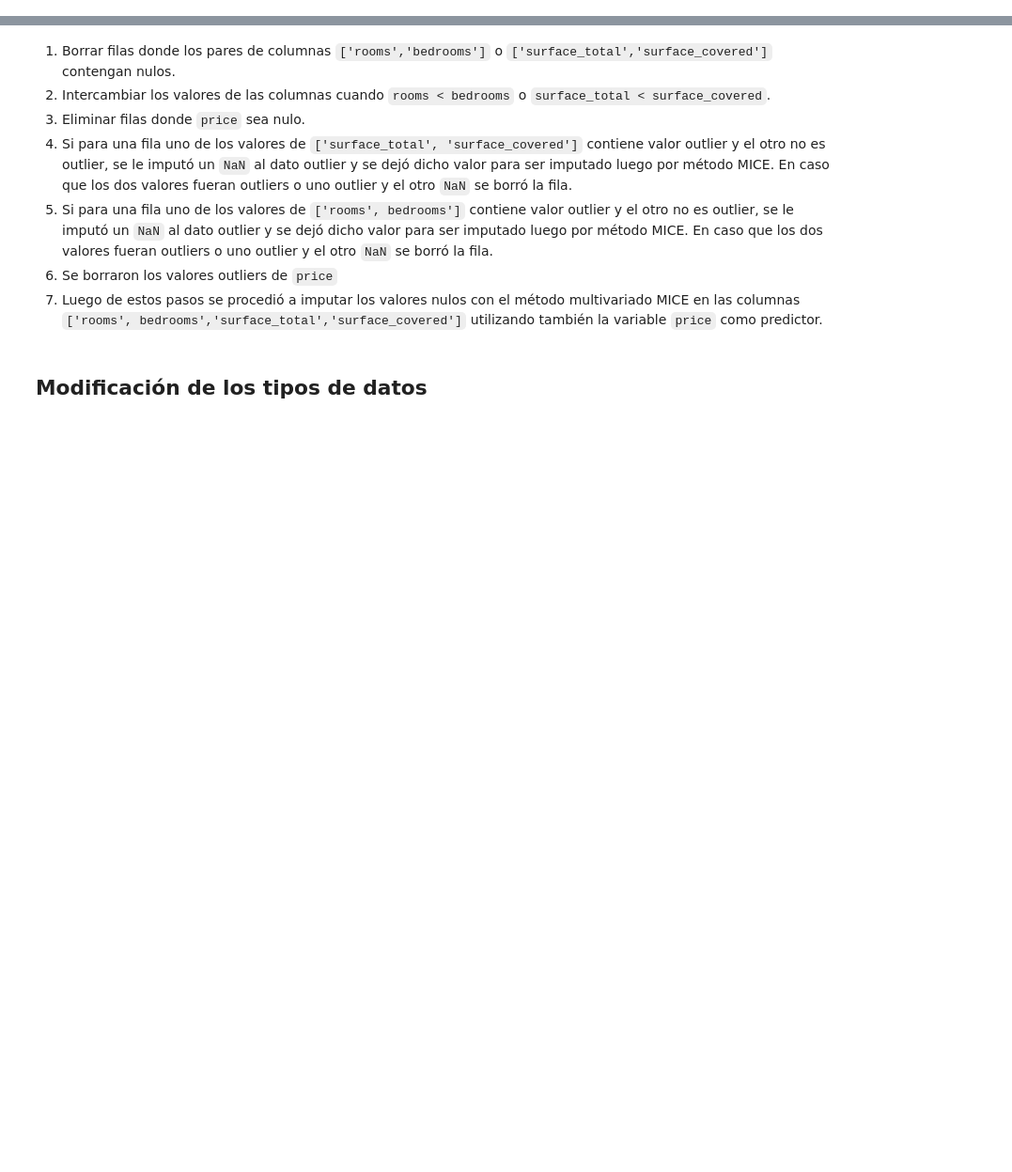
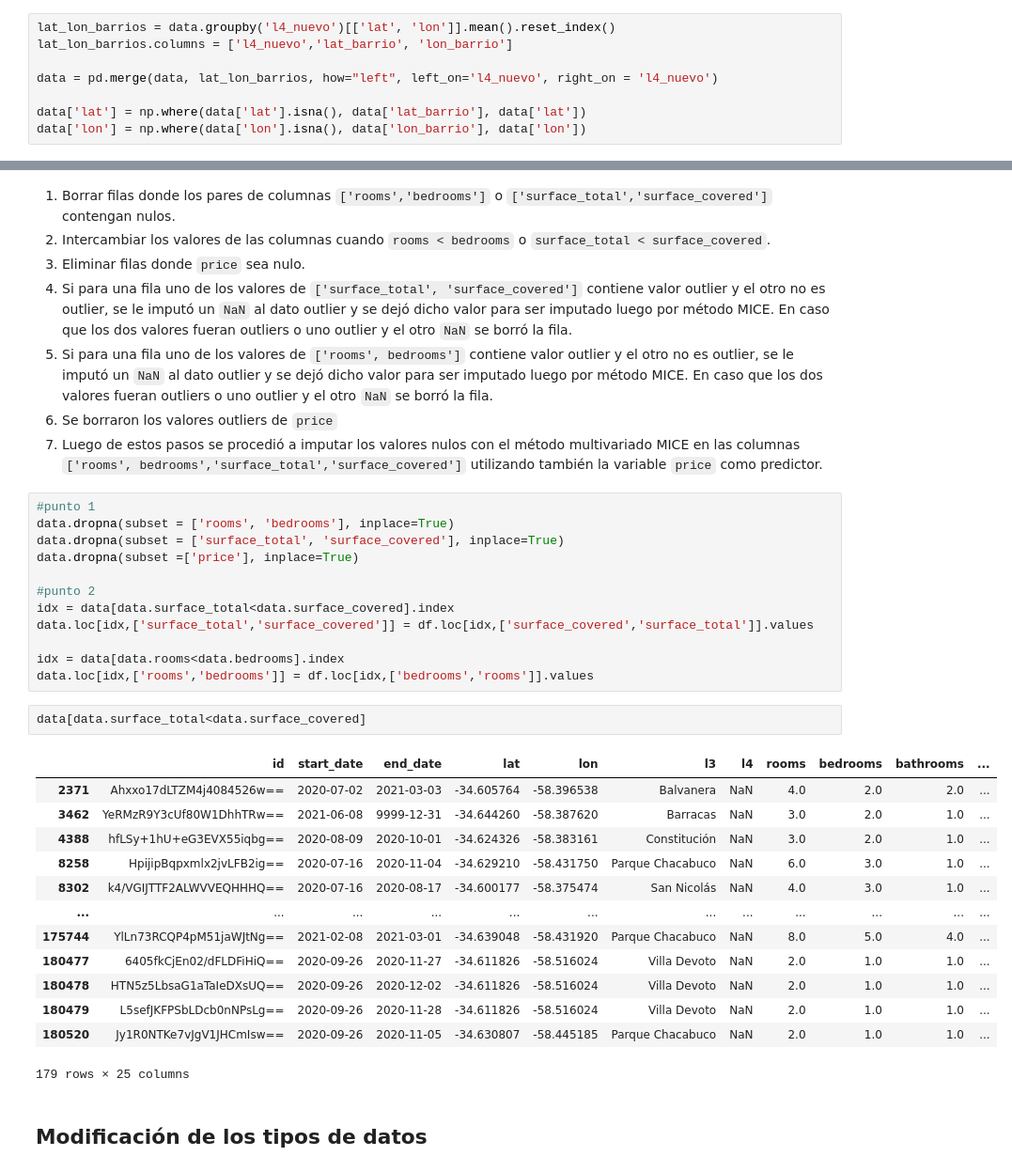
Before and after one commit to Ignacio-Ibarra/tpAA, a Jupyter notebook: Pre-processing.ipynb, the cells around one changed output, grey strips where cells are left out. Shown at 94% size. Cells and saved outputs as stored; diff of their text form; blank space fills up the shorter version.

```diff
--- a/Pre-processing.ipynb
+++ b/Pre-processing.ipynb
@@ -122,0 +221,8 @@ Pendiente para un próximo abordaje:
+# %%
+lat_lon_barrios = data.groupby('l4_nuevo')[['lat', 'lon']].mean().reset_index()
+lat_lon_barrios.columns = ['l4_nuevo','lat_barrio', 'lon_barrio']
+
+data = pd.merge(data, lat_lon_barrios, how="left", left_on='l4_nuevo', right_on = 'l4_nuevo')
+
+data['lat'] = np.where(data['lat'].isna(), data['lat_barrio'], data['lat'])
+data['lon'] = np.where(data['lon'].isna(), data['lon_barrio'], data['lon'])
@@ -178,6 +296,34 @@ data.bedrooms.describe()
 5) Si para una fila uno de los valores de `['rooms', bedrooms']` contiene valor outlier y el otro no es outlier, se le imputó un `NaN` al dato outlier y se dejó dicho valor para ser imputado luego por método MICE. En caso que los dos valores fueran outliers o uno outlier y el otro `NaN` se borró la fila.
 6) Se borraron los valores outliers de `price`
 7) Luego de estos pasos se procedió a imputar los valores nulos con el método multivariado MICE en las columnas `['rooms', bedrooms','surface_total','surface_covered']` utilizando también la variable `price` como predictor.
+# %%
+#punto 1
+data.dropna(subset = ['rooms', 'bedrooms'], inplace=True)
+data.dropna(subset = ['surface_total', 'surface_covered'], inplace=True)
+data.dropna(subset =['price'], inplace=True)
+
+#punto 2
+idx = data[data.surface_total<data.surface_covered].index
+data.loc[idx,['surface_total','surface_covered']] = df.loc[idx,['surface_covered','surface_total']].values
+
+idx = data[data.rooms<data.bedrooms].index
+data.loc[idx,['rooms','bedrooms']] = df.loc[idx,['bedrooms','rooms']].values
+# %%
+data[data.surface_total<data.surface_covered]
+# %% [output]
+|  | id | start_date | end_date | lat | lon | l3 | l4 | rooms | bedrooms | bathrooms | ... |
+| 2371 | Ahxxo17dLTZM4j4084526w== | 2020-07-02 | 2021-03-03 | -34.605764 | -58.396538 | Balvanera | NaN | 4.0 | 2.0 | 2.0 | ... |
+| 3462 | YeRMzR9Y3cUf80W1DhhTRw== | 2021-06-08 | 9999-12-31 | -34.644260 | -58.387620 | Barracas | NaN | 3.0 | 2.0 | 1.0 | ... |
+| 4388 | hfLSy+1hU+eG3EVX55iqbg== | 2020-08-09 | 2020-10-01 | -34.624326 | -58.383161 | Constitución | NaN | 3.0 | 2.0 | 1.0 | ... |
+| 8258 | HpijipBqpxmlx2jvLFB2ig== | 2020-07-16 | 2020-11-04 | -34.629210 | -58.431750 | Parque Chacabuco | NaN | 6.0 | 3.0 | 1.0 | ... |
+| 8302 | k4/VGIJTTF2ALWVVEQHHHQ== | 2020-07-16 | 2020-08-17 | -34.600177 | -58.375474 | San Nicolás | NaN | 4.0 | 3.0 | 1.0 | ... |
+| ... | ... | ... | ... | ... | ... | ... | ... | ... | ... | ... | ... |
+| 175744 | YlLn73RCQP4pM51jaWJtNg== | 2021-02-08 | 2021-03-01 | -34.639048 | -58.431920 | Parque Chacabuco | NaN | 8.0 | 5.0 | 4.0 | ... |
+| 180477 | 6405fkCjEn02/dFLDFiHiQ== | 2020-09-26 | 2020-11-27 | -34.611826 | -58.516024 | Villa Devoto | NaN | 2.0 | 1.0 | 1.0 | ... |
+| 180478 | HTN5z5LbsaG1aTaIeDXsUQ== | 2020-09-26 | 2020-12-02 | -34.611826 | -58.516024 | Villa Devoto | NaN | 2.0 | 1.0 | 1.0 | ... |
+| 180479 | L5sefJKFPSbLDcb0nNPsLg== | 2020-09-26 | 2020-11-28 | -34.611826 | -58.516024 | Villa Devoto | NaN | 2.0 | 1.0 | 1.0 | ... |
+| 180520 | Jy1R0NTKe7vJgV1JHCmIsw== | 2020-09-26 | 2020-11-05 | -34.630807 | -58.445185 | Parque Chacabuco | NaN | 2.0 | 1.0 | 1.0 | ... |
+179 rows × 25 columns
 # %% [markdown]
 ## Modificación de los tipos de datos
 # %% [markdown]
```
Also changed, not shown: parts of 40 cells of this notebook, 2 other files.
